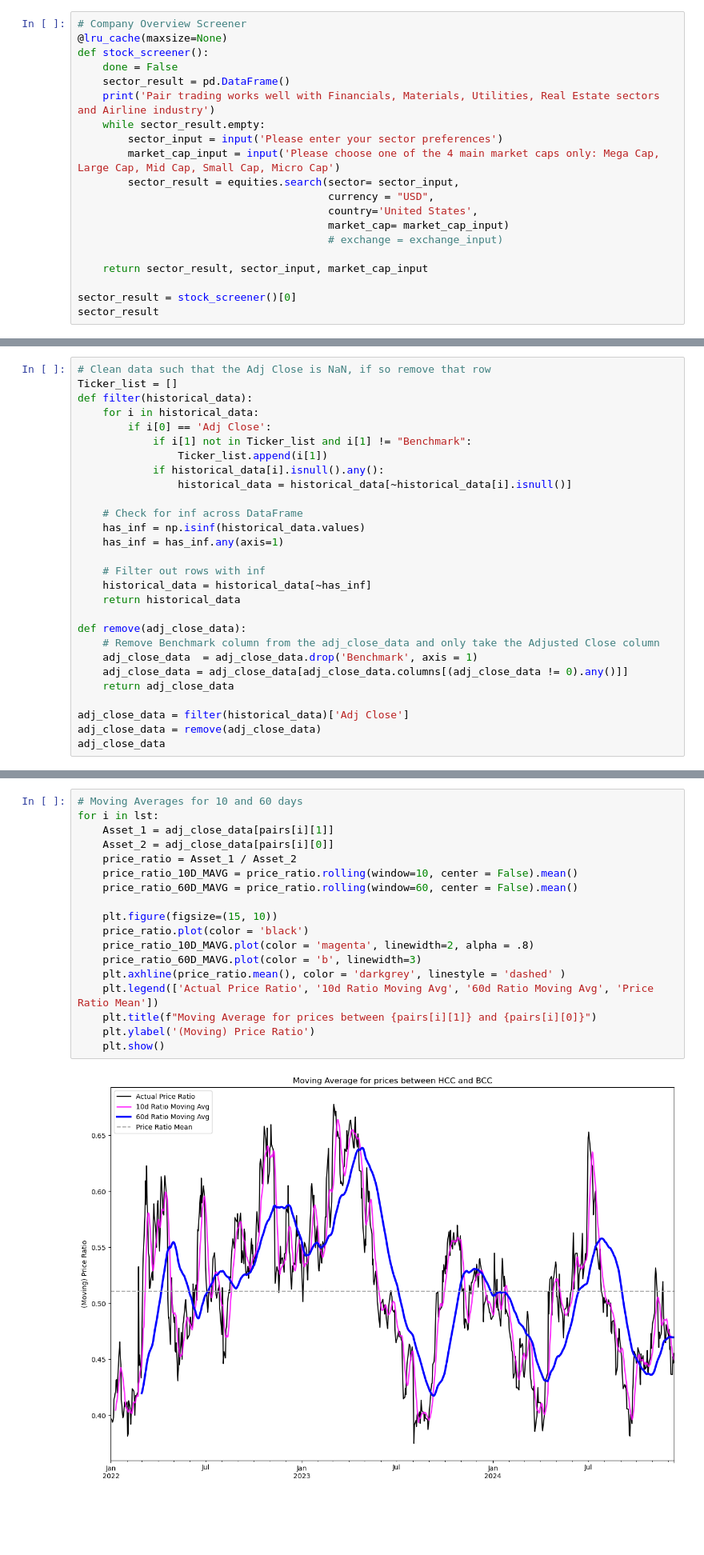
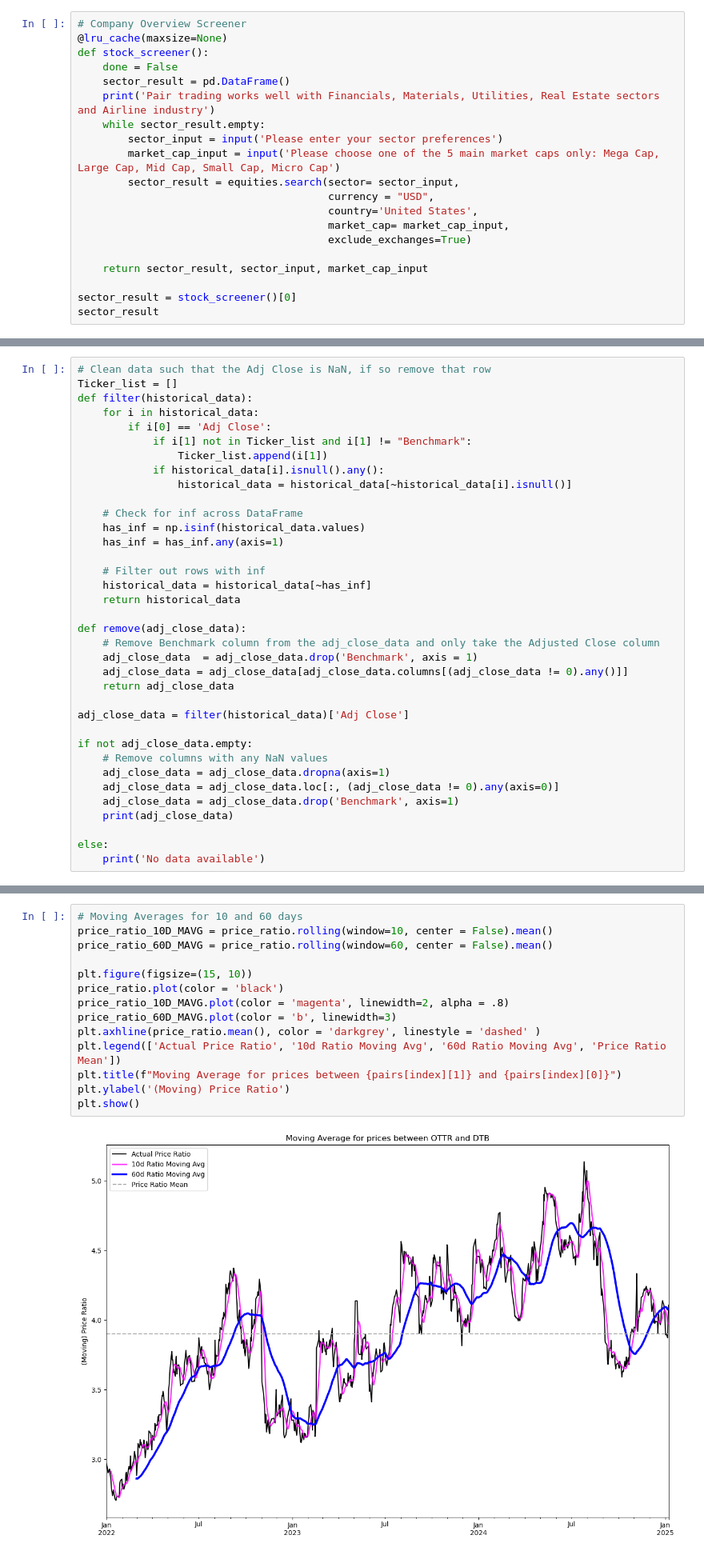
Before and after one commit to tobibui1904/Quant-Project, a Jupyter notebook: known_pair_trading.ipynb, the cells around one changed output, grey strips where cells are left out. Shown at 80% size. Drawn from its saved outputs; the diff is of its cells as text; blank space fills up the shorter version.

```diff
--- a/known_pair_trading.ipynb
+++ b/known_pair_trading.ipynb
@@ -72,12 +94,12 @@ def stock_screener():
     print('Pair trading works well with Financials, Materials, Utilities, Real Estate sectors and Airline industry')
     while sector_result.empty:
         sector_input = input('Please enter your sector preferences')
-        market_cap_input = input('Please choose one of the 4 main market caps only: Mega Cap, Large Cap, Mid Cap, Small Cap, Micro Cap')
+        market_cap_input = input('Please choose one of the 5 main market caps only: Mega Cap, Large Cap, Mid Cap, Small Cap, Micro Cap')
         sector_result = equities.search(sector= sector_input,
                                         currency = "USD",
                                         country='United States',
-                                        market_cap= market_cap_input)
-                                        # exchange = exchange_input)
+                                        market_cap= market_cap_input,
+                                        exclude_exchanges=True)
 
     return sector_result, sector_input, market_cap_input
 
@@ -166,6 +194,14 @@ def remove(adj_close_data):
     return adj_close_data
 
 adj_close_data = filter(historical_data)['Adj Close']
-adj_close_data = remove(adj_close_data)
-adj_close_data
+
+if not adj_close_data.empty:
+    # Remove columns with any NaN values
+    adj_close_data = adj_close_data.dropna(axis=1)
+    adj_close_data = adj_close_data.loc[:, (adj_close_data != 0).any(axis=0)]
+    adj_close_data = adj_close_data.drop('Benchmark', axis=1)
+    print(adj_close_data)
+
+else:
+    print('No data available')
 # %% [output]
@@ -449,21 +574,17 @@ for i in lst:
 # %%
 # Moving Averages for 10 and 60 days
-for i in lst:
-    Asset_1 = adj_close_data[pairs[i][1]]
-    Asset_2 = adj_close_data[pairs[i][0]]
-    price_ratio = Asset_1 / Asset_2
-    price_ratio_10D_MAVG = price_ratio.rolling(window=10, center = False).mean()
-    price_ratio_60D_MAVG = price_ratio.rolling(window=60, center = False).mean()
+price_ratio_10D_MAVG = price_ratio.rolling(window=10, center = False).mean()
+price_ratio_60D_MAVG = price_ratio.rolling(window=60, center = False).mean()
 
-    plt.figure(figsize=(15, 10))
-    price_ratio.plot(color = 'black')
-    price_ratio_10D_MAVG.plot(color = 'magenta', linewidth=2, alpha = .8)
-    price_ratio_60D_MAVG.plot(color = 'b', linewidth=3)
-    plt.axhline(price_ratio.mean(), color = 'darkgrey', linestyle = 'dashed' )
-    plt.legend(['Actual Price Ratio', '10d Ratio Moving Avg', '60d Ratio Moving Avg', 'Price Ratio Mean'])
-    plt.title(f"Moving Average for prices between {pairs[i][1]} and {pairs[i][0]}")
-    plt.ylabel('(Moving) Price Ratio')
-    plt.show()
+plt.figure(figsize=(15, 10))
+price_ratio.plot(color = 'black')
+price_ratio_10D_MAVG.plot(color = 'magenta', linewidth=2, alpha = .8)
+price_ratio_60D_MAVG.plot(color = 'b', linewidth=3)
+plt.axhline(price_ratio.mean(), color = 'darkgrey', linestyle = 'dashed' )
+plt.legend(['Actual Price Ratio', '10d Ratio Moving Avg', '60d Ratio Moving Avg', 'Price Ratio Mean'])
+plt.title(f"Moving Average for prices between {pairs[index][1]} and {pairs[index][0]}")
+plt.ylabel('(Moving) Price Ratio')
+plt.show()
 # %% [output]
-[figure, old version]
+[figure, new version]
 # %%
```
Also changed, not shown: parts of 37 cells of this notebook.
